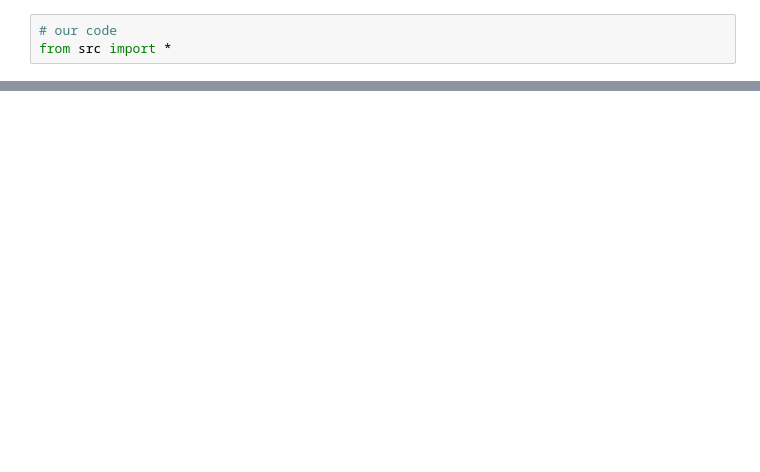
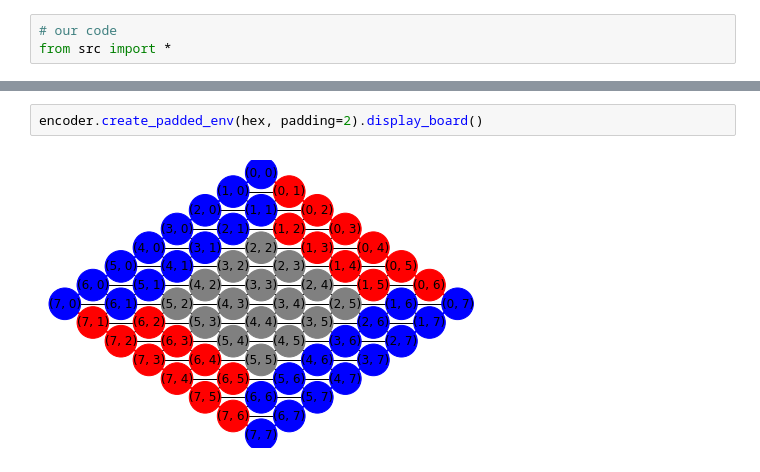
Before and after one commit to AndersBjelland/IT3105_Project2, a Jupyter notebook: Demo.ipynb, the cells around one changed output, grey strips where cells are left out. Cells and saved outputs as stored; diff of their text form; blank space fills up the shorter version.

```diff
--- a/Demo.ipynb
+++ b/Demo.ipynb
@@ -9,0 +24,4 @@ hex.display_board()
+# %%
+encoder.create_padded_env(hex, padding=2).display_board()
+# %% [output]
+[figure, added]
```
Also changed, not shown: parts of 19 cells of this notebook.
